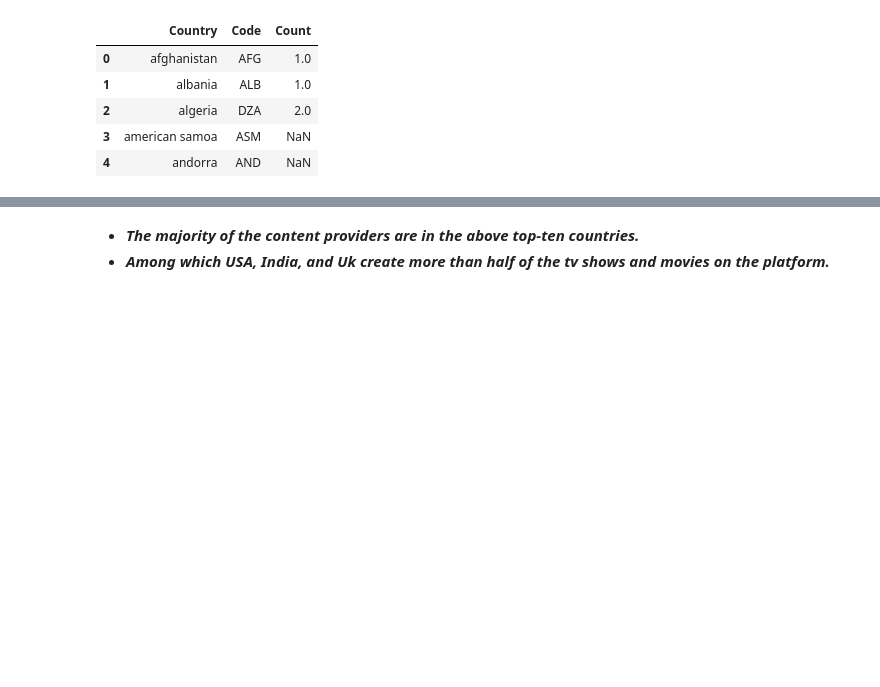
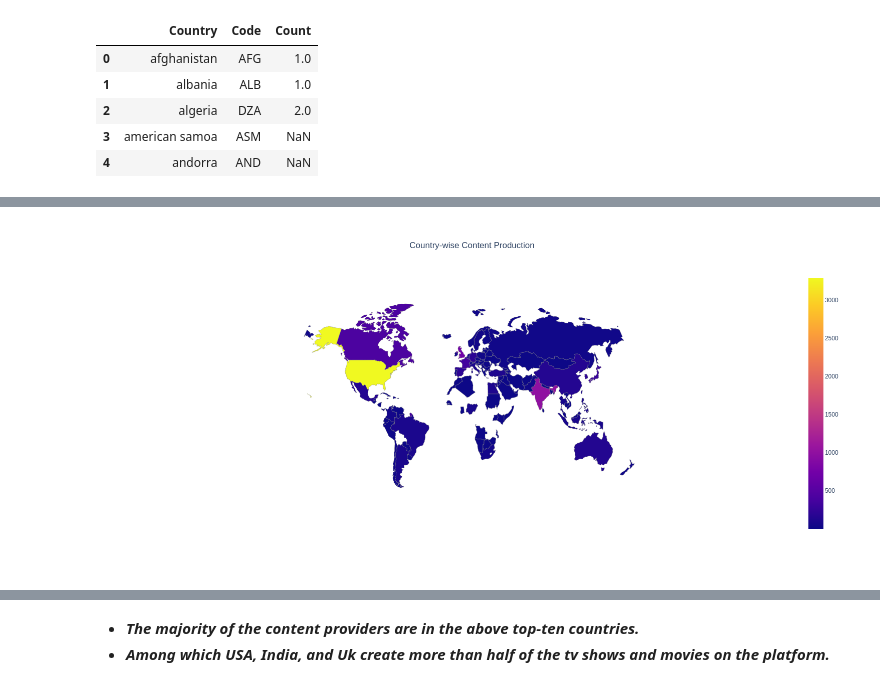
Before and after one commit to anishjohnson/NETFLIX-MOVIES-AND-TV-SHOWS-CLUSTERING, a Jupyter notebook: NETFLIX_MOVIES_AND_TV_SHOWS_CLUSTERING_Anish_Johnson.ipynb, the cells around one changed output, grey strips where cells are left out. Saved outputs shown, nothing was run; the diff lists cells and outputs as text; code cells hidden in the pictures; blank space fills up the shorter version.

```diff
--- a/NETFLIX_MOVIES_AND_TV_SHOWS_CLUSTERING_Anish_Johnson.ipynb
+++ b/NETFLIX_MOVIES_AND_TV_SHOWS_CLUSTERING_Anish_Johnson.ipynb
@@ -397,6 +400,6 @@ layout = dict(title = 'Country-wise Content Production', title_x=0.5,height=700,
 country_plot = go.Figure(data = [data],
               layout = layout
               )
-iplot(country_plot)
-# country_plot.show()
+# iplot(country_plot)
+country_plot.show('png')
 # %% [output]
@@ -404,3 +406,4 @@ iplot(country_plot)
+[figure, added]
 # %%
 # Lets find the top ten countries that produce most of the content.
 top_ten = Counter(countries_dict).most_common(10)
```
Also changed, not shown: parts of 13 cells of this notebook.
